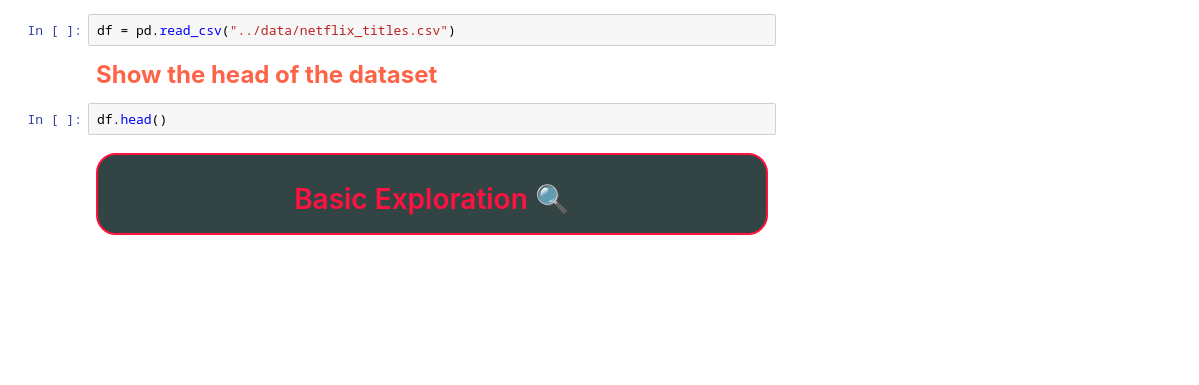
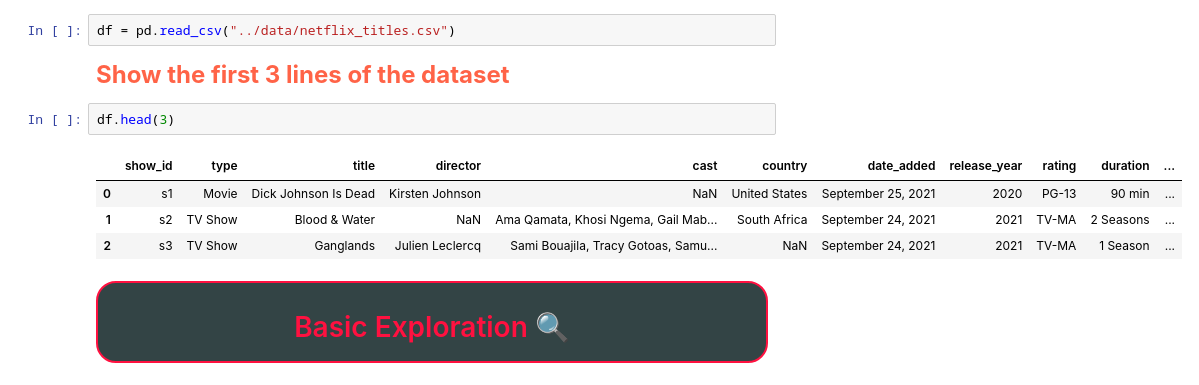
Before and after one commit to GermanPaul12/DataWhispers-Recommender-System-DHBW, a Jupyter notebook: EDA/Notebook.ipynb, the cells around one changed output. Saved outputs shown, nothing was run; the diff lists cells and outputs as text; blank space fills up the shorter version.

```diff
--- a/EDA/Notebook.ipynb
+++ b/EDA/Notebook.ipynb
@@ -92,9 +92,14 @@ plt.rcParams['figure.dpi'] = 140 # for better quality plots
 # %%
 df = pd.read_csv("../data/netflix_titles.csv")
 # %% [markdown]
-<p style="color: #FF6347; font-family: 'Helvetica Neue', Helvetica, Arial, sans-serif; font-size: 24px; font-weight: bold; text-transform: uppercase; letter-spacing: 1px; text-shadow: 2px 2px 4px rgba(0, 0, 0, 0.3);">Show the head of the dataset</p>
+<p style="color: #FF6347; font-family: 'Helvetica Neue', Helvetica, Arial, sans-serif; font-size: 24px; font-weight: bold; text-transform: uppercase; letter-spacing: 1px; text-shadow: 2px 2px 4px rgba(0, 0, 0, 0.3);">Show the first 3 lines of the dataset</p>
 # %%
-df.head()
+df.head(3)
+# %% [output]
+|  | show_id | type | title | director | cast | country | date_added | release_year | rating | duration | ... |
+| 0 | s1 | Movie | Dick Johnson Is Dead | Kirsten Johnson | NaN | United States | September 25, 2021 | 2020 | PG-13 | 90 min | ... |
+| 1 | s2 | TV Show | Blood & Water | NaN | Ama Qamata, Khosi Ngema, Gail Mab... | South Africa | September 24, 2021 | 2021 | TV-MA | 2 Seasons | ... |
+| 2 | s3 | TV Show | Ganglands | Julien Leclercq | Sami Bouajila, Tracy Gotoas, Samu... | NaN | September 24, 2021 | 2021 | TV-MA | 1 Season | ... |
 # %% [markdown]
 <div style="display: flex; justify-content: center; align-items: center; min-height: 50px; min-width: 300px; background-color: #334445; border-radius: 20px; box-shadow: 0px 0px 10px rgba(0, 0, 0, 0.5); border: 2px solid #FF1140;">
   <h1 style="color: #FF1140; font-family: 'Arial Black', Arial, sans-serif; font-size: 2em; text-transform: uppercase; letter-spacing: 4px; text-shadow: 2px 2px 4px rgba(0, 0, 0, 0.7); text-align: center; margin: 0 auto;">Basic Exploration 🔍 </h1>
```
Also changed, not shown: parts of 26 cells of this notebook.
